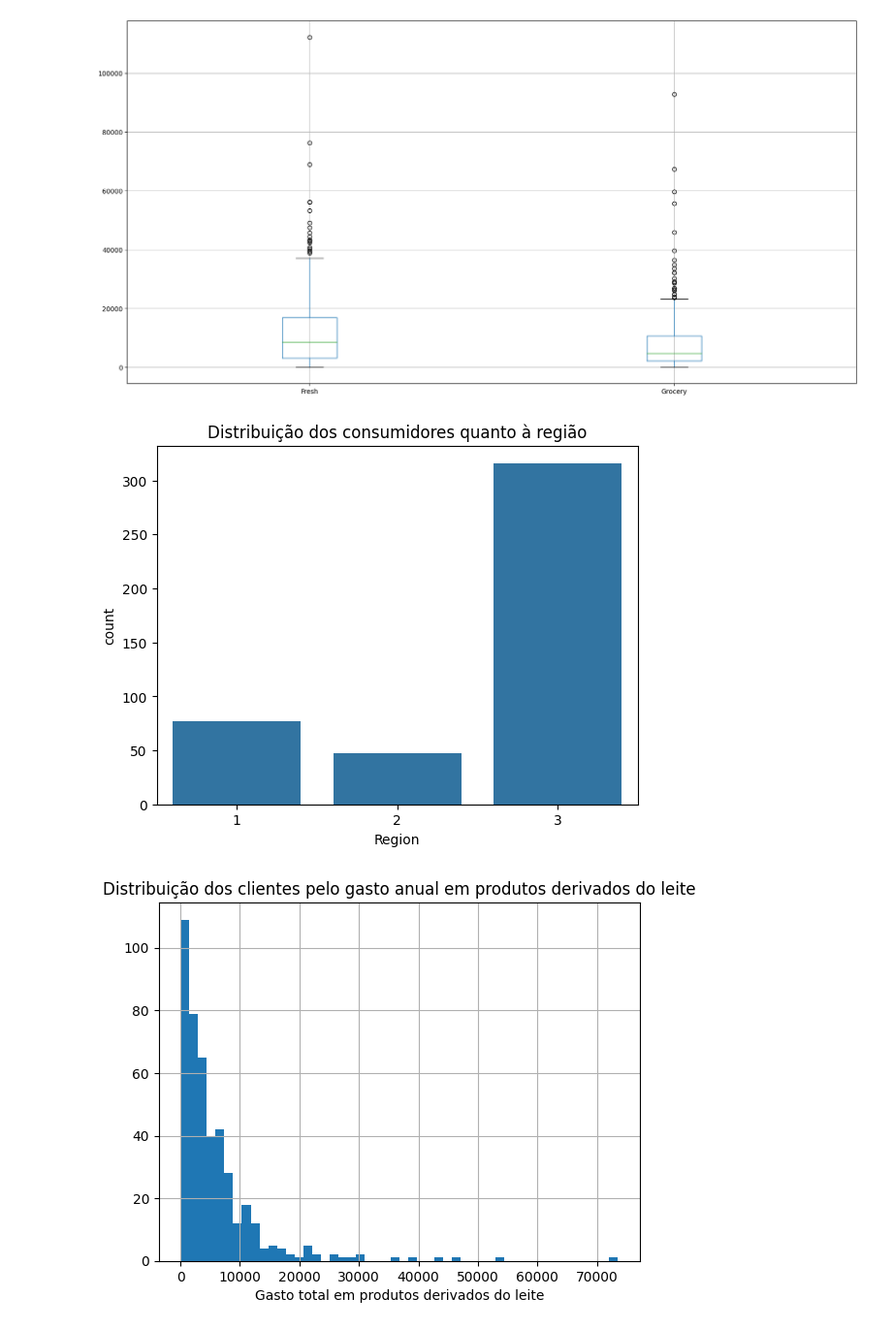
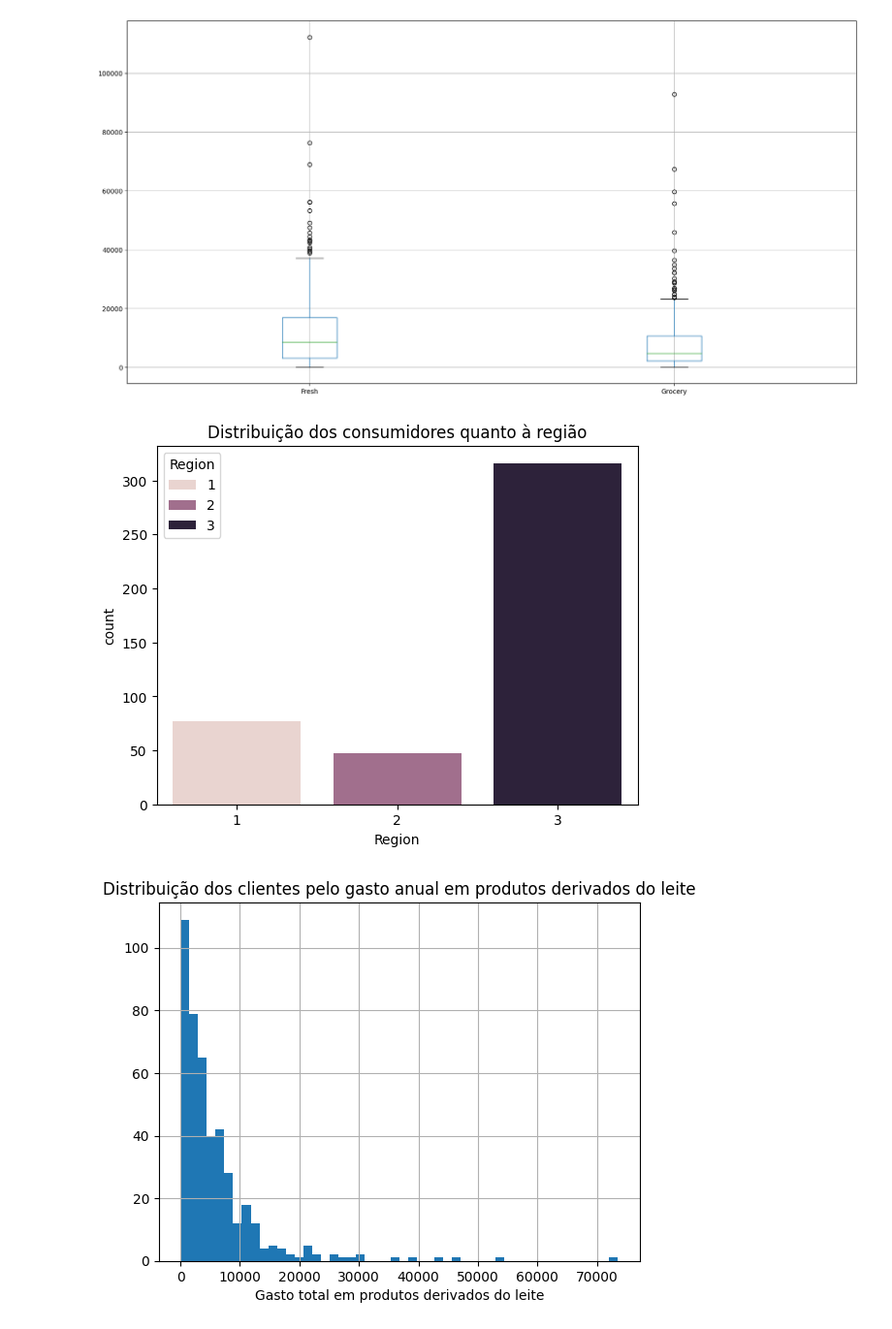
Before and after one commit to pzoliveira/IGTI_TPM3, a Jupyter notebook: igti_tpm2.ipynb, the cells around one changed output. Shown at 97% size. Saved outputs shown, nothing was run; the diff lists cells and outputs as text; code cells hidden in the pictures.

```diff
--- a/igti_tpm2.ipynb
+++ b/igti_tpm2.ipynb
@@ -81,10 +81,10 @@ uci_customers.boxplot(column=['Fresh','Grocery']) #constroi o boxplot para o tot
 [figure]
 # %%
 #analisando a distribuição dos clientes por gênero
-sns.countplot(x='Region', data=uci_customers); # cria o gráfico que conta a quantidade de consumidores existente em cada uma das regiões
+sns.countplot(x='Region', data=uci_customers, hue='Region'); # cria o gráfico que conta a quantidade de consumidores existentes em cada uma das regiões
 plt.title('Distribuição dos consumidores quanto à região');  #adiciona o título no gráfico
 # %% [output]
-[figure, old version]
+[figure, new version]
 # %%
 #analisando a distribuição dos clientes quanto ao total de gastos com produtos derivados do leite através do histograma
 uci_customers.hist('Milk', bins=50);  #seleciona a coluna de total de gastos para realizar o histograma
```
